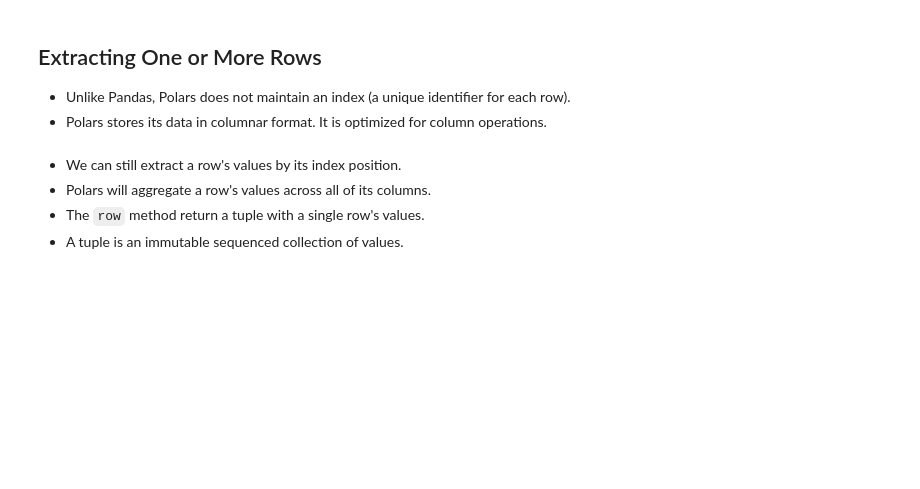
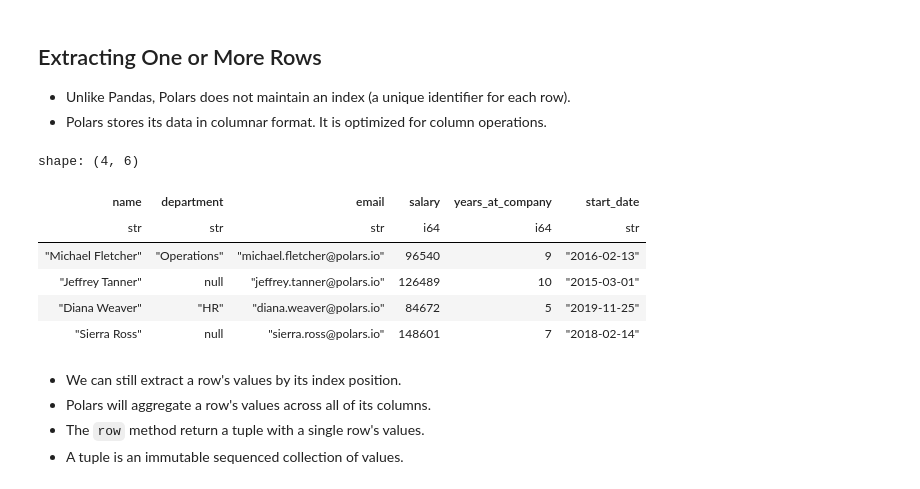
Before and after one commit to yaowenqiang/Data-Analysis-with-Polars-and-Python, a Jupyter notebook: incomplete/04 - DataFrames I.ipynb, the cells around one changed output. Cells and saved outputs as stored; diff of their text form; code cells hidden in the pictures; blank space fills up the shorter version.

Commit message:
add row and slice notes

```diff
--- a/incomplete/04 - DataFrames I.ipynb
+++ b/incomplete/04 - DataFrames I.ipynb
@@ -762,6 +762,19 @@ shape: (3, 2)
 ## Extracting One or More Rows
 - Unlike Pandas, Polars does not maintain an index (a unique identifier for each row).
 - Polars stores its data in columnar format. It is optimized for column operations.
+# %%
+employees.row(0)
+employees.row(1)
+employees.row(100)
+employees.slice(1, 4)
+# %% [output]
+shape: (4, 6)
+| name | department | email | salary | years_at_company | start_date |
+| str | str | str | i64 | i64 | str |
+| "Michael Fletcher" | "Operations" | "michael.fletcher@polars.io" | 96540 | 9 | "2016-02-13" |
+| "Jeffrey Tanner" | null | "jeffrey.tanner@polars.io" | 126489 | 10 | "2015-03-01" |
+| "Diana Weaver" | "HR" | "diana.weaver@polars.io" | 84672 | 5 | "2019-11-25" |
+| "Sierra Ross" | null | "sierra.ross@polars.io" | 148601 | 7 | "2018-02-14" |
 # %% [markdown]
 - We can still extract a row's values by its index position.
 - Polars will aggregate a row's values across all of its columns.
```
Also changed, not shown: parts of 1 cell of this notebook.
